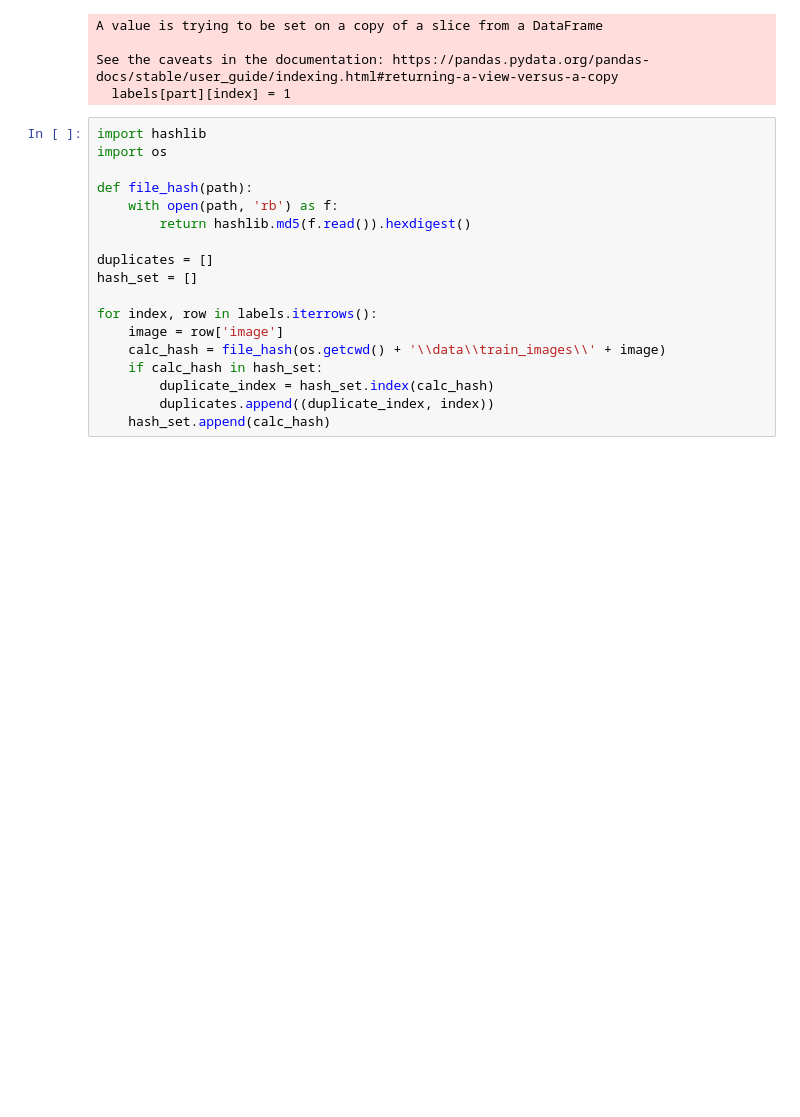
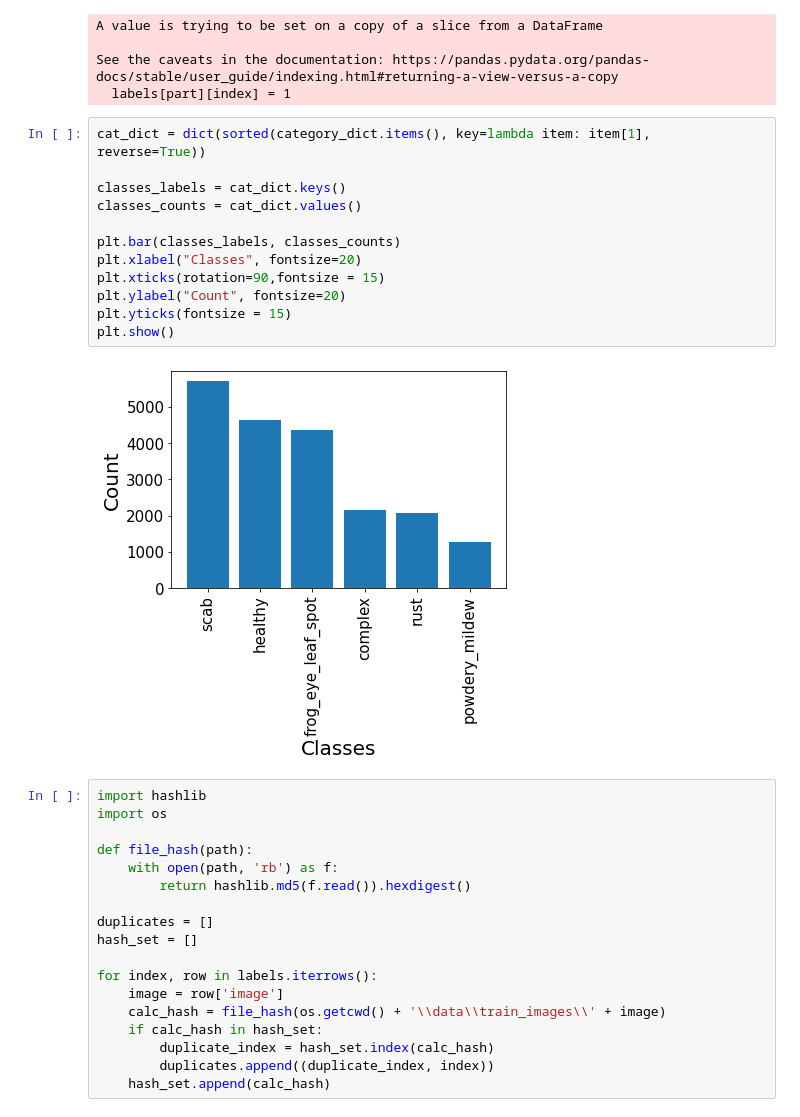
Before and after one commit to camperko/NSIETE-assignment_2, a Jupyter notebook: assignment.ipynb, the cells around one changed output. Cells and saved outputs as stored; diff of their text form; blank space fills up the shorter version.

Commit message:
Plot categories

```diff
--- a/assignment.ipynb
+++ b/assignment.ipynb
@@ -64,6 +64,20 @@ A value is trying to be set on a copy of a slice from a DataFrame
 
 See the caveats in the documentation: https://pandas.pydata.org/pandas-docs/stable/user_guide/indexing.html#returning-a-view-versus-a-copy
   labels[part][index] = 1
+# %%
+cat_dict = dict(sorted(category_dict.items(), key=lambda item: item[1], reverse=True))
+
+classes_labels = cat_dict.keys()
+classes_counts = cat_dict.values()
+
+plt.bar(classes_labels, classes_counts)
+plt.xlabel("Classes", fontsize=20)
+plt.xticks(rotation=90,fontsize = 15)
+plt.ylabel("Count", fontsize=20)
+plt.yticks(fontsize = 15)
+plt.show()
+# %% [output]
+[figure, added]
 # %%
 import hashlib
 import os
```
Also changed, not shown: parts of 3 cells of this notebook.
